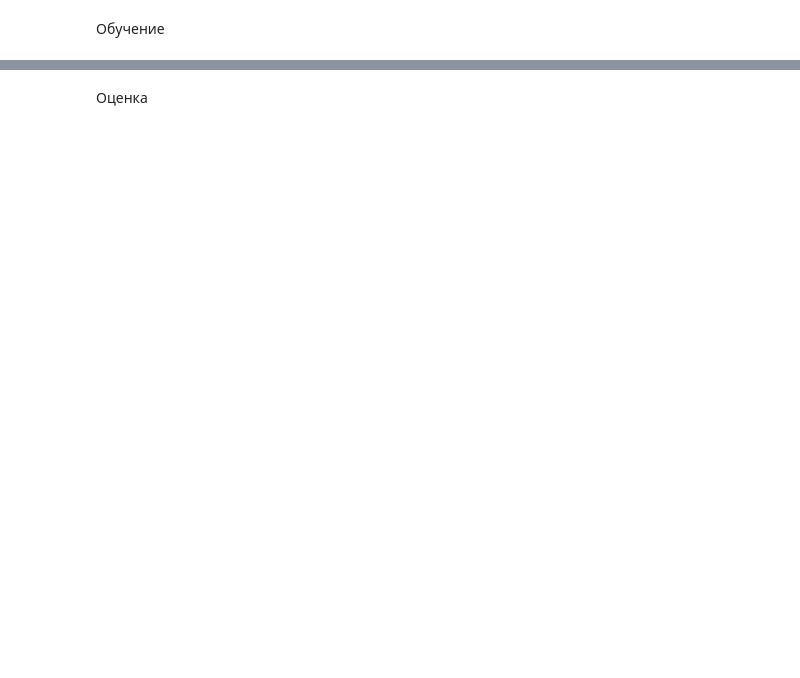
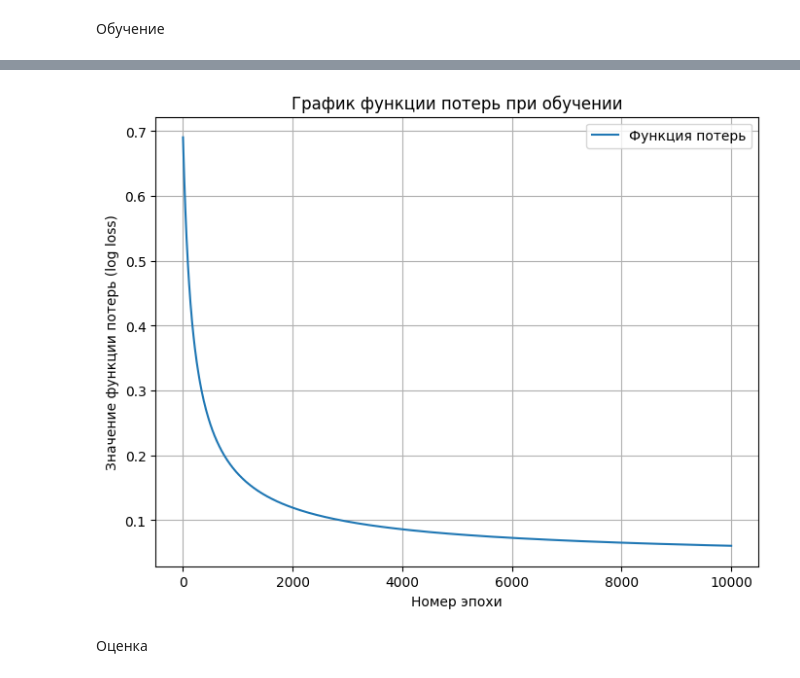
Before and after one commit to Walbyq/lin-log-regression-math, a Jupyter notebook: lin_log_regression_math.ipynb, the cells around one changed output, grey strips where cells are left out. Cells and saved outputs as stored; diff of their text form; code cells hidden in the pictures; blank space fills up the shorter version.

```diff
--- a/lin_log_regression_math.ipynb
+++ b/lin_log_regression_math.ipynb
@@ -298,3 +270,83 @@ plt.show()
+# %%
+class LogisticRegression:
+    """
+    Пользовательский класс логистической регрессии.
+    Параметры:
+        epochs - количество эпох обучения,
+        learning_rate - скорость обучения.
+
+    Не работает с предобученными весами.
+    """
+
+    def __init__(self, epochs, learning_rate=0.01):
+        self.epochs = epochs
+        self.learning_rate = learning_rate
+        self.weights = None
+
+    def fit(self, X_train, y_train):
+        N, m = X_train.shape
+        # Инициализация трёх весов случайными числами в диапазоне [-1, 1]
+        self.weights = np.random.uniform(-0.01, 0.01, size=(m + 1))
+
+        # Вводим фиктивный признак
+        X_bias = np.hstack((np.ones((N, 1)), X_train))
+
+        loss = []
+
+        # Меняем веса заданное количество эпох
+        for _ in range(self.epochs):
+            # Перерасчет весов
+            z = np.dot(X_bias, self.weights)
+            y_prob = 1 / (1 + np.exp(-z))
+
+            gradient = np.dot(X_bias.T, y_prob - y_train)
+
+            self.weights -= self.learning_rate * gradient / N
+
+            # Рассчет потерь
+            y_prob_clip = np.clip(y_prob, 1e-15, 1 - 1e-15)
+            log_loss = -np.mean(y_train * np.log(y_prob_clip) + (1 - y_train) * np.log(1 - y_prob_clip))
+
+            ## Вывод процесса обучения
+            # print(f"{iter}: LogLoss = {log_loss:.2f}")
+
+            loss.append(log_loss)
+        return loss
+
+    def predict_proba(self, X_test):
+        N = X_test.shape[0]
+        # Вводим фиктивный признак
+        X_bias = np.hstack((np.ones((N, 1)), X_test))
+
+        # Вычисляем предсказание через сигмоиду
+        z = np.dot(X_bias, self.weights)
+        y_prob = 1 / (1 + np.exp(-z))
+        return y_prob
+
+    def predict(self, X_test):
+        y_prob = self.predict_proba(X_test)
+        y_pred = (y_prob >= 0.5).astype(int)
+        return y_pred
+
+# Задаем параметры обучения
+EPOCHS = 10000
+LEARNING_RATE=0.01
+
+# Инициализируем и обучаем модель
+model = LogisticRegression(epochs=EPOCHS, learning_rate=LEARNING_RATE)
+loss = model.fit(X_train, y_train)
+
+# Визуализируем процесс обучения
+plt.figure(figsize=(8, 6))
+plt.plot(range(1, EPOCHS + 1), loss, label='Функция потерь')
+plt.title('График функции потерь при обучении')
+plt.xlabel('Номер эпохи')
+plt.ylabel('Значение функции потерь (log loss)')
+plt.legend()
+plt.grid(True)
+plt.show()
+# %% [output]
+[figure, added]
 # %% [markdown]
 Оценка
 # %%
```
Also changed, not shown: parts of 4 cells of this notebook.
